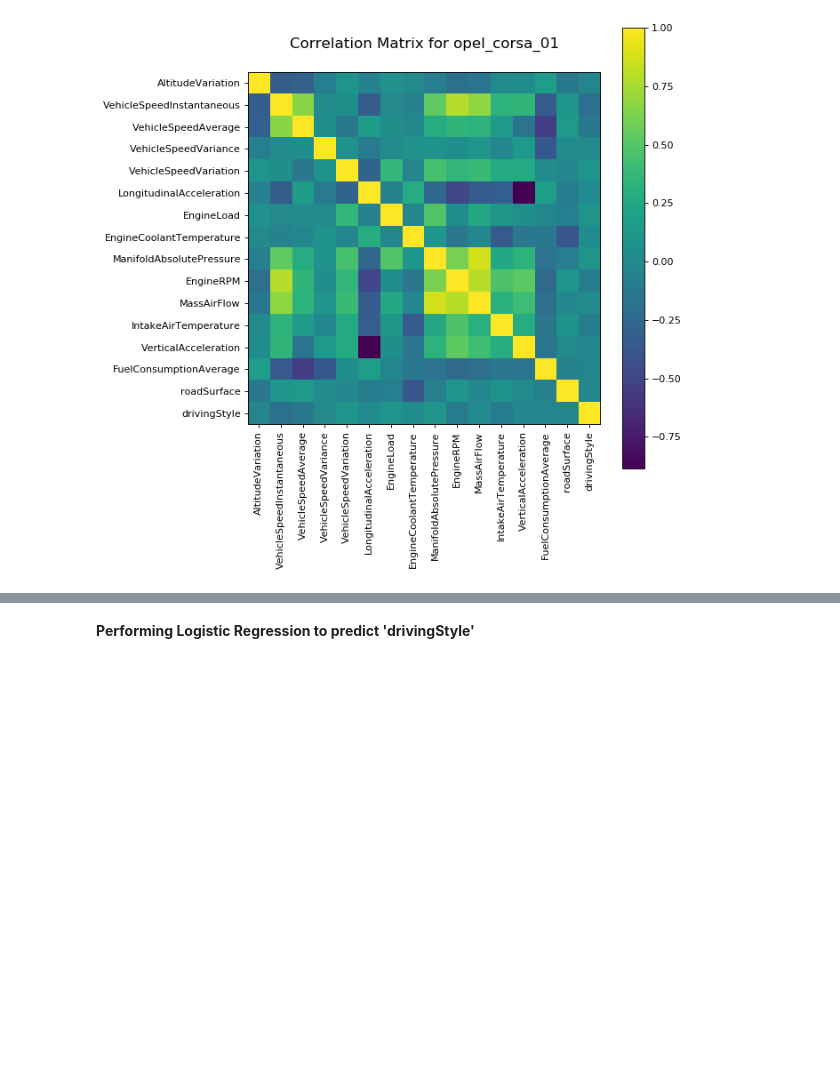
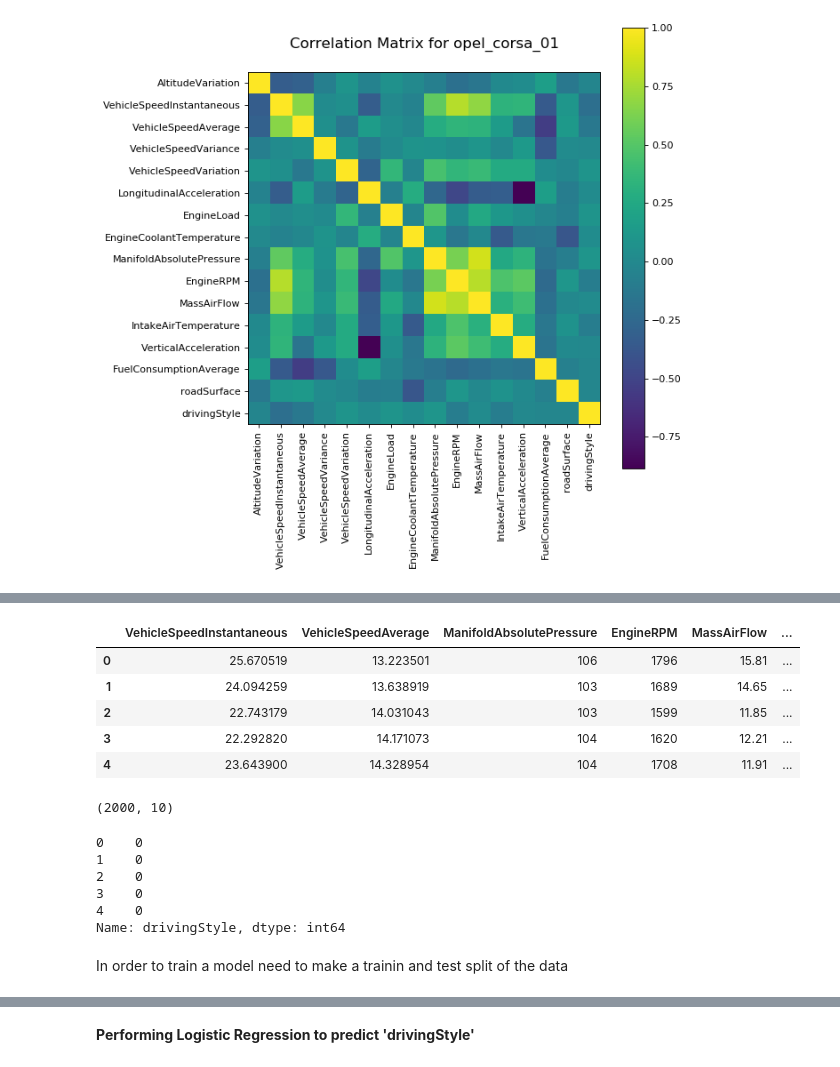
Before and after one commit to LiamgMachineLearning/MachineLearning, a Jupyter notebook: Machine Learning Group Assignment - Notebook 1 (opel_corsa_01.csv).ipynb, the cells around one changed output, grey strips where cells are left out. Drawn from its saved outputs; the diff is of its cells as text; code cells hidden in the pictures; blank space fills up the shorter version.

```diff
--- a/Machine Learning Group Assignment - Notebook 1 (opel_corsa_01.csv).ipynb
+++ b/Machine Learning Group Assignment - Notebook 1 (opel_corsa_01.csv).ipynb
@@ -187,0 +235,17 @@ plotScatterMatrix(df, 30, 5)
+# %%
+features = ['VehicleSpeedInstantaneous','VehicleSpeedAverage','ManifoldAbsolutePressure','EngineRPM','MassAirFlow','VerticalAcceleration','LongitudinalAcceleration','AltitudeVariation','VehicleSpeedVariance','VehicleSpeedVariation']
+# %%
+X = df[features]
+# %%
+X.head()
+# %% [output]
+|  | VehicleSpeedInstantaneous | VehicleSpeedAverage | ManifoldAbsolutePressure | EngineRPM | MassAirFlow | ... |
+| 0 | 25.670519 | 13.223501 | 106 | 1796 | 15.81 | ... |
+| 1 | 24.094259 | 13.638919 | 103 | 1689 | 14.65 | ... |
+| 2 | 22.743179 | 14.031043 | 103 | 1599 | 11.85 | ... |
+| 3 | 22.292820 | 14.171073 | 104 | 1620 | 12.21 | ... |
+| 4 | 23.643900 | 14.328954 | 104 | 1708 | 11.91 | ... |
+# %%
+print(X.shape)
+# %% [output]
+(2000, 10)
@@ -187,0 +254,11 @@ plotScatterMatrix(df, 30, 5)
+# %%
+y.head()
+# %% [output]
+0    0
+1    0
+2    0
+3    0
+4    0
+Name: drivingStyle, dtype: int64
+# %% [markdown]
+In order to train a model need to make a trainin and test split of the data
```
Also changed, not shown: parts of 55 cells of this notebook.
